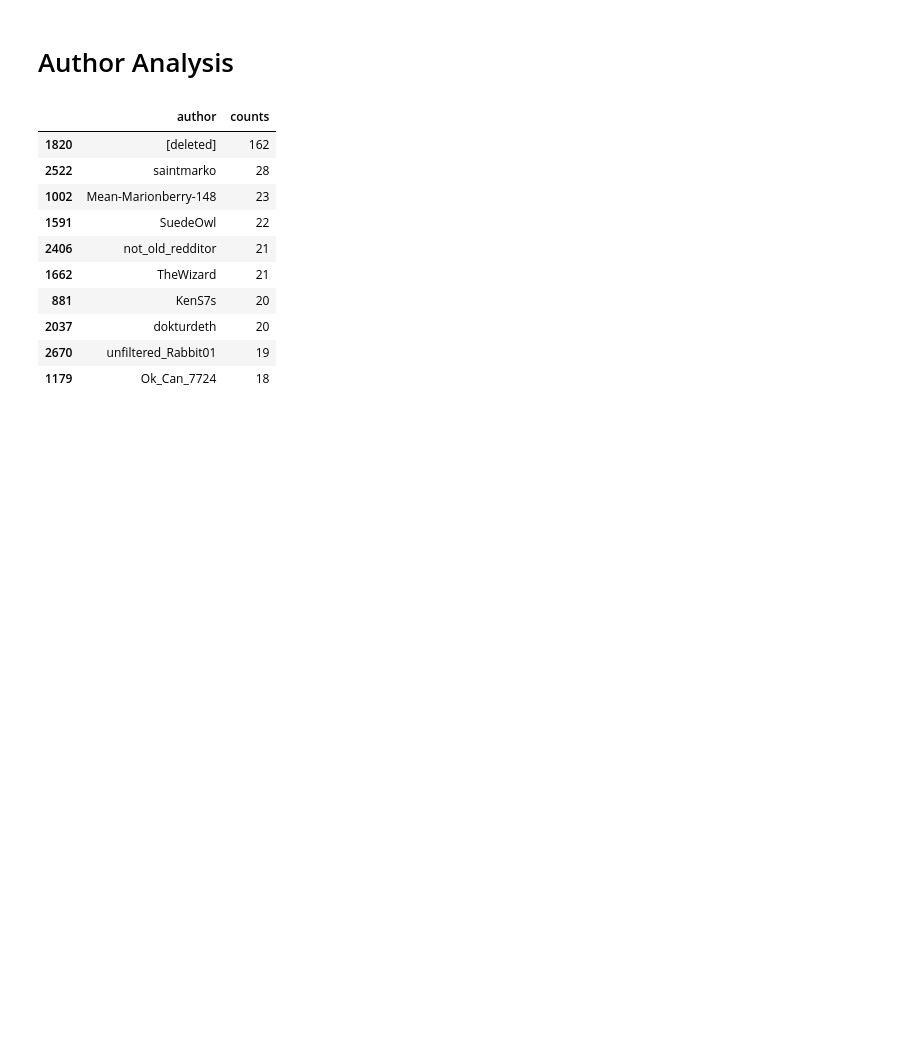
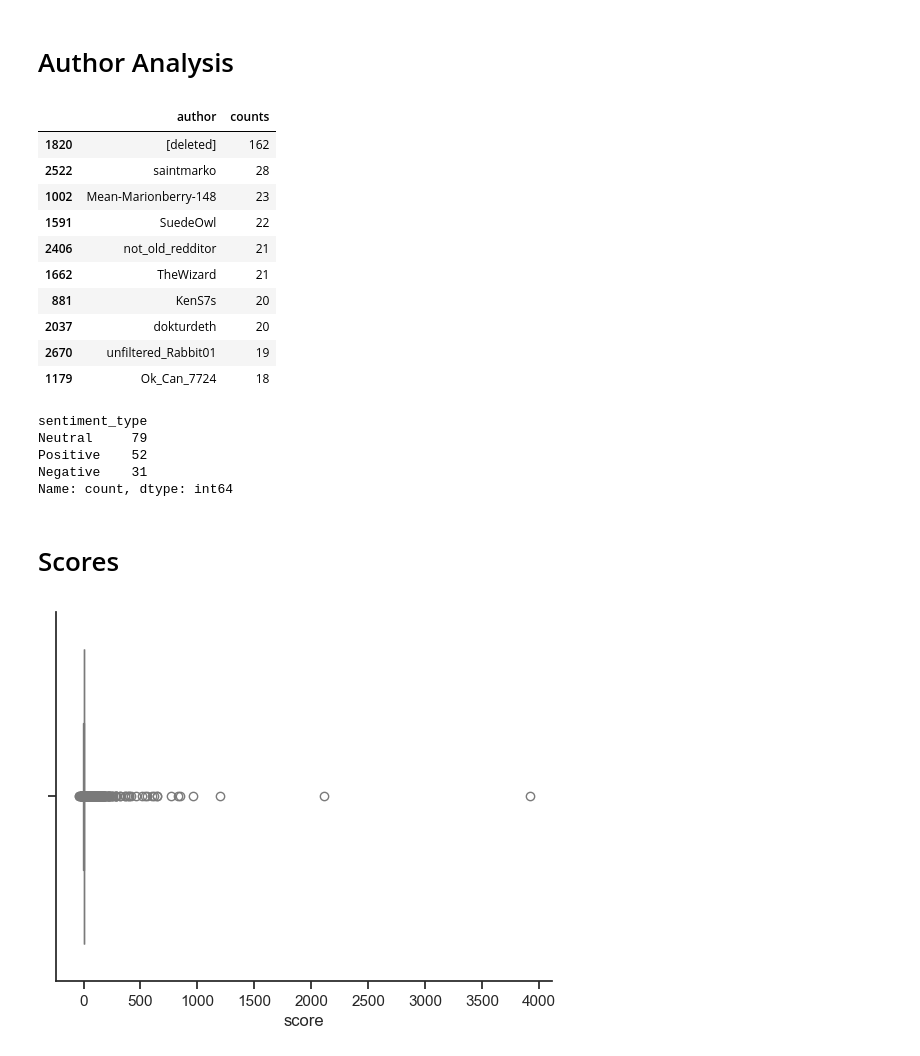
Before and after one commit to MrNobdy-T/DataEngineering_Project, a Jupyter notebook: notebooks/data_analysis.ipynb, the cells around one changed output. Cells and saved outputs as stored; diff of their text form; code cells hidden in the pictures; blank space fills up the shorter version.

```diff
--- a/notebooks/data_analysis.ipynb
+++ b/notebooks/data_analysis.ipynb
@@ -194,3 +257,21 @@ df_by_authors.sort_values(by='counts',ascending=False).head(10)
 | 2037 | dokturdeth | 20 |
 | 2670 | unfiltered_Rabbit01 | 19 |
 | 1179 | Ok_Can_7724 | 18 |
+# %%
+df[df['author'] == '[deleted]']['sentiment_type'].value_counts()
+# %% [output]
+sentiment_type
+Neutral     79
+Positive    52
+Negative    31
+Name: count, dtype: int64
+# %% [markdown]
+# Scores
+# %%
+ax = sns.boxplot(
+    df['score'],
+    orient='h')
+
+sns.despine()
+# %% [output]
+[figure, added]
```
Also changed, not shown: parts of 18 cells of this notebook, 4 other files.
